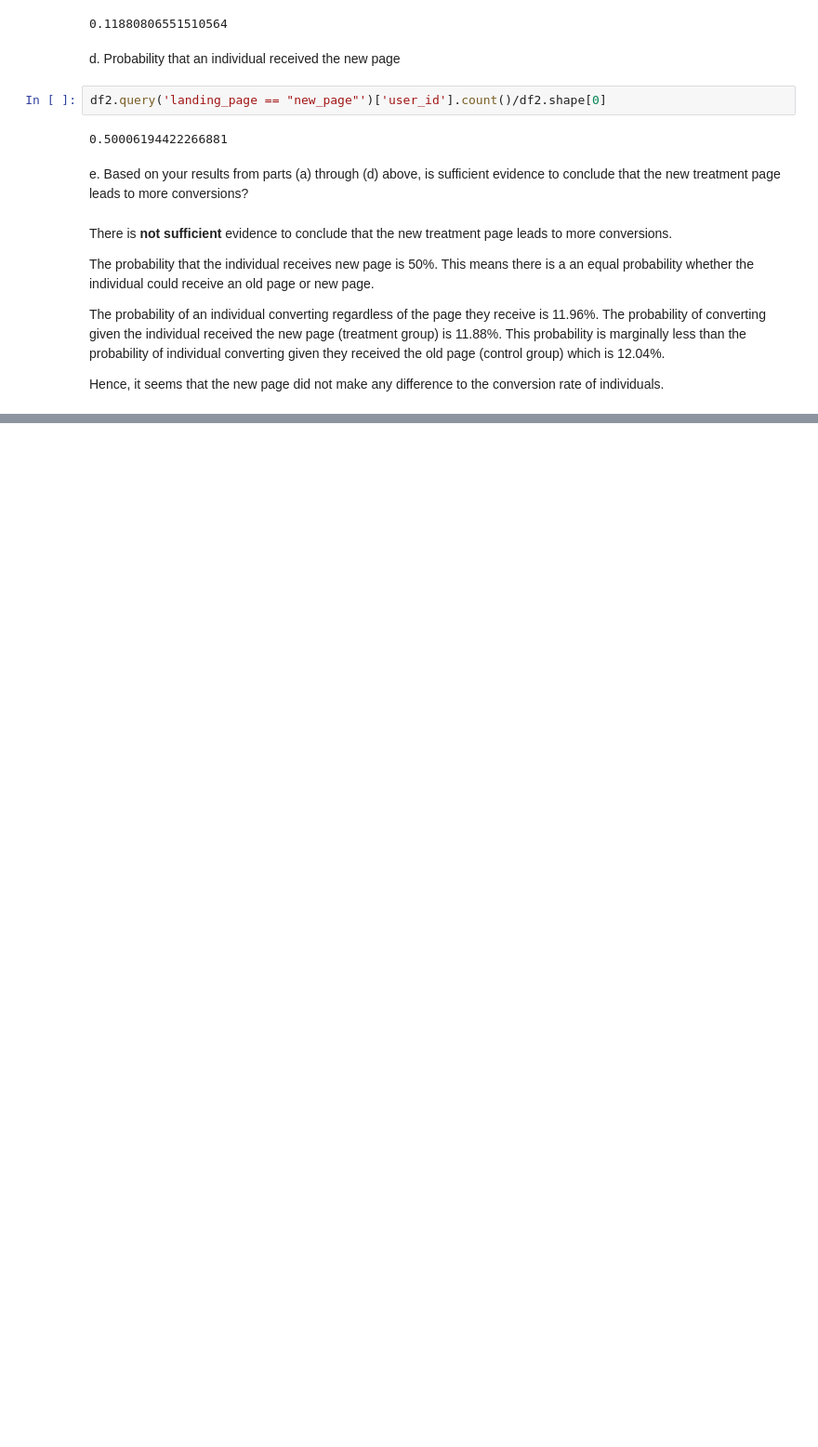
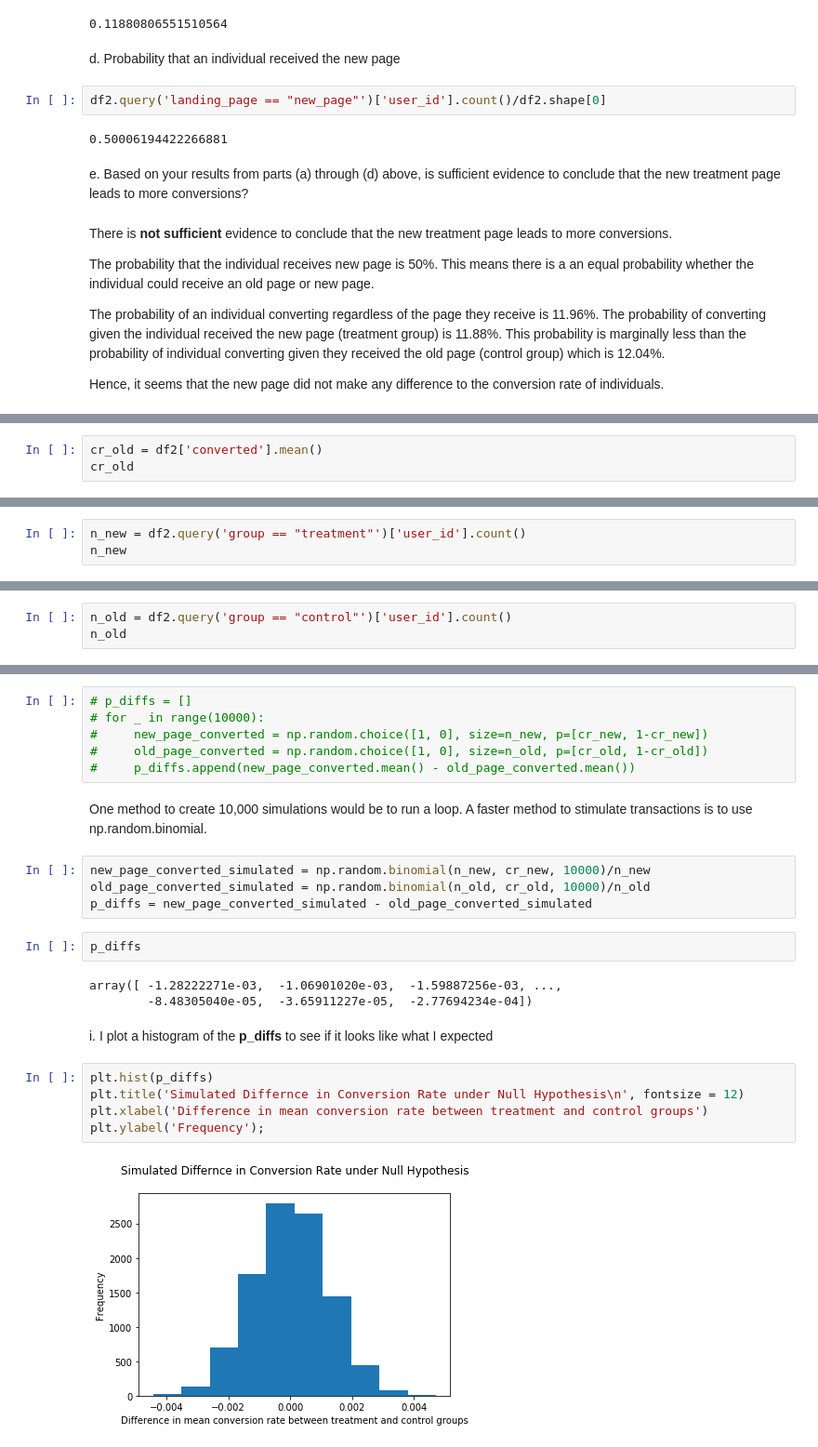
Before and after one commit to Aastha-Arora/analyze-AB-test-results, a Jupyter notebook: Analyze_ab_test_results.ipynb, the cells around one changed output, grey strips where cells are left out. Shown: that part at 93% size. Drawn from its saved outputs; the diff is of its cells as text; blank space fills up the shorter version.

```diff
--- a/Analyze_ab_test_results.ipynb
+++ b/Analyze_ab_test_results.ipynb
@@ -173,0 +208,3 @@ Hence, it seems that the new page did not make any difference to the conversion
+# %%
+cr_old = df2['converted'].mean()
+cr_old
@@ -173,0 +215,3 @@ Hence, it seems that the new page did not make any difference to the conversion
+# %%
+n_new = df2.query('group == "treatment"')['user_id'].count()
+n_new
@@ -173,0 +222,3 @@ Hence, it seems that the new page did not make any difference to the conversion
+# %%
+n_old = df2.query('group == "control"')['user_id'].count()
+n_old
@@ -173,0 +249,26 @@ Hence, it seems that the new page did not make any difference to the conversion
+# %%
+# p_diffs = []
+# for _ in range(10000):
+#     new_page_converted = np.random.choice([1, 0], size=n_new, p=[cr_new, 1-cr_new])
+#     old_page_converted = np.random.choice([1, 0], size=n_old, p=[cr_old, 1-cr_old])
+#     p_diffs.append(new_page_converted.mean() - old_page_converted.mean())
+# %% [markdown]
+One method to create 10,000 simulations would be to run a loop. A faster method to stimulate transactions is to use np.random.binomial.
+# %%
+new_page_converted_simulated = np.random.binomial(n_new, cr_new, 10000)/n_new
+old_page_converted_simulated = np.random.binomial(n_old, cr_old, 10000)/n_old
+p_diffs = new_page_converted_simulated - old_page_converted_simulated
+# %%
+p_diffs
+# %% [output]
+array([ -1.28222271e-03,  -1.06901020e-03,  -1.59887256e-03, ...,
+        -8.48305040e-05,  -3.65911227e-05,  -2.77694234e-04])
+# %% [markdown]
+i. I plot a histogram of the **p_diffs** to see if it looks like what I expected
+# %%
+plt.hist(p_diffs)
+plt.title('Simulated Differnce in Conversion Rate under Null Hypothesis\n', fontsize = 12)
+plt.xlabel('Difference in mean conversion rate between treatment and control groups')
+plt.ylabel('Frequency');
+# %% [output]
+[figure, added]
```
Also changed, not shown: parts of 33 cells of this notebook.
